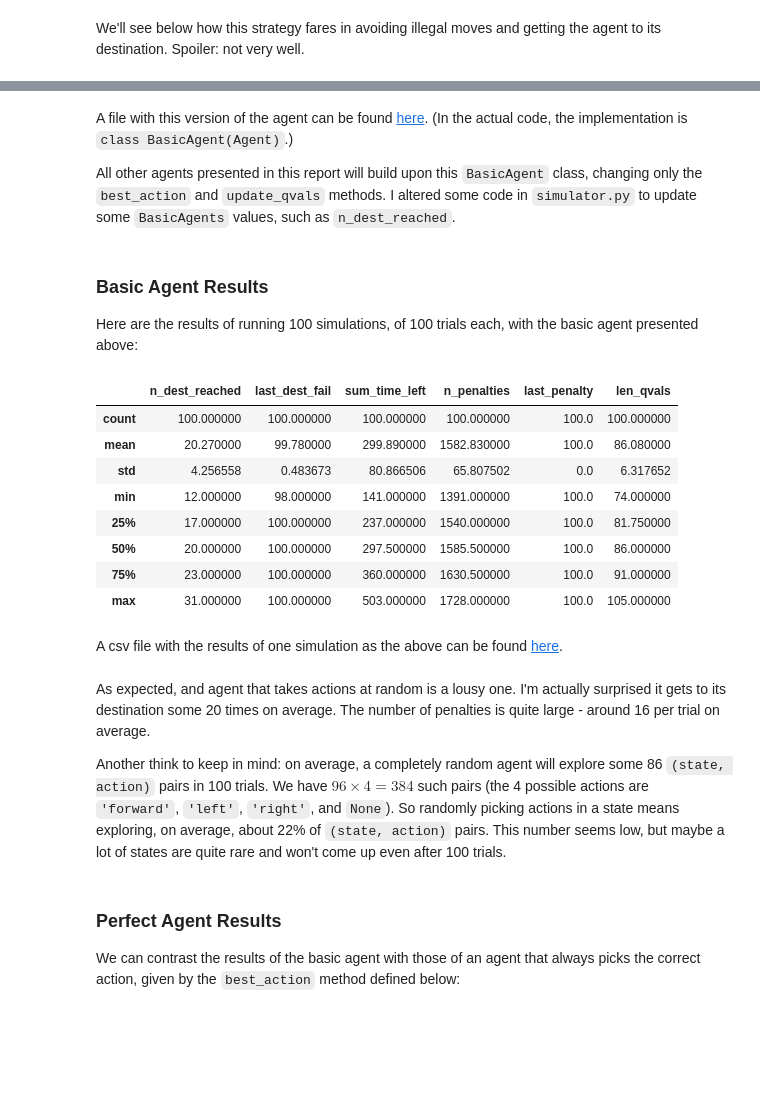
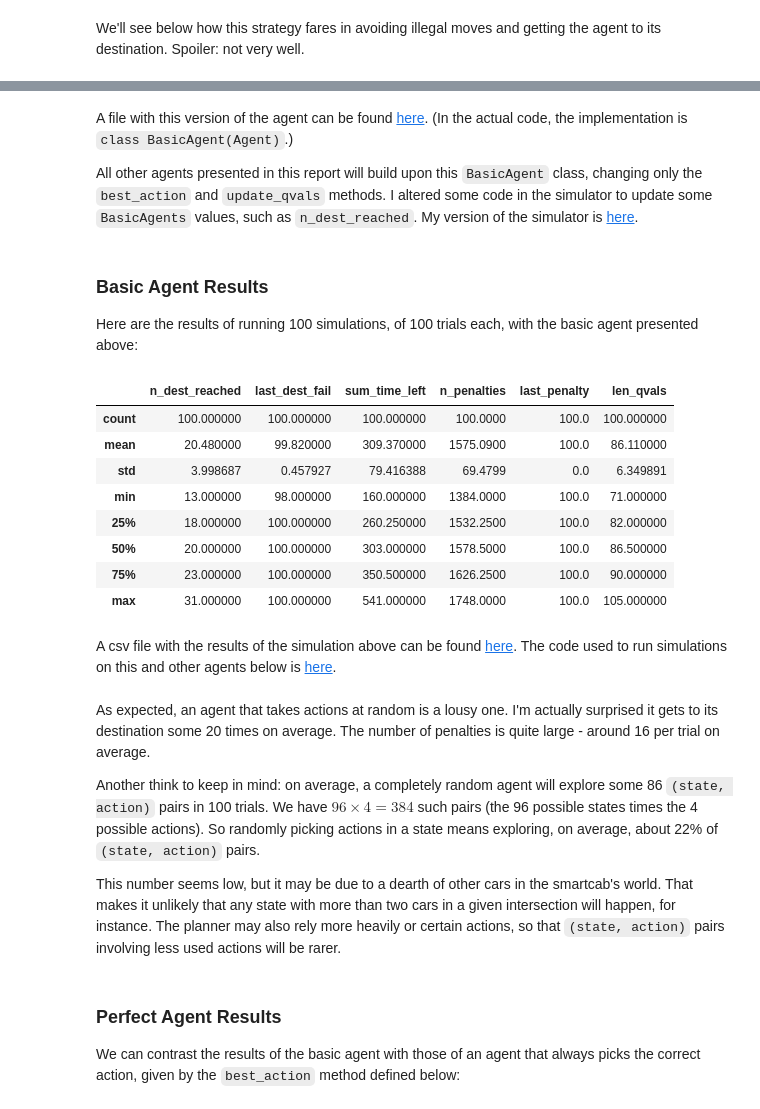
Before and after one commit to lmurtinho/mlend_ps4_smartcab, a Jupyter notebook: project_report.ipynb, the cells around one changed output, grey strips where cells are left out. Drawn from its saved outputs; the diff is of its cells as text; code cells hidden in the pictures; blank space fills up the shorter version.

```diff
--- a/project_report.ipynb
+++ b/project_report.ipynb
@@ -80,6 +103,6 @@ Putting together the update function, the state to implement and the variables o
 # %%
 class BasicAgent():
-    """An agent that learns to drive in the smartcab world."""
+    """A basic agent upon which to build learning agents."""
 
     def __init__(self, env):
         super(BasicAgent, self).__init__(env)  # sets self.env = env, state = None, next_waypoint = None, and a default color
@@ -105,7 +128,8 @@ class BasicAgent():
 
     def update_qvals(self, state, action, reward):
         """
-        Does nothing (in other agents will use reward to update
+        Keeps track of visited (state, action) pairs.
+        (in other agents will use reward to update
         the mapping from (state, action) pairs to q-values)
         """
         self.qvals[(state, action)] = 0
@@ -136,7 +160,7 @@ class BasicAgent():
 # %% [markdown]
 A file with this version of the agent can be found [here](https://github.com/lmurtinho/machine-learning/blob/my_projects/projects/smartcab/smartcab/basic_agent.py). (In the actual code, the implementation is `class BasicAgent(Agent)`.)
 
-All other agents presented in this report will build upon this `BasicAgent` class, changing only the `best_action` and `update_qvals` methods. I altered some code in `simulator.py` to update some `BasicAgents` values, such as `n_dest_reached`.
+All other agents presented in this report will build upon this `BasicAgent` class, changing only the `best_action` and `update_qvals` methods. I altered some code in the simulator to update some `BasicAgents` values, such as `n_dest_reached`. My version of the simulator is [here](https://github.com/lmurtinho/machine-learning/blob/my_projects/projects/smartcab/smartcab/simulator.py).
 # %% [markdown]
 ### Basic Agent Results
 
@@ -144,25 +168,28 @@ Here are the results of running 100 simulations, of 100 trials each, with the ba
 # %%
 from smartcab.run import run_sims
 from smartcab.basic_agent import BasicAgent
 
 df_basic = run_sims(100, 100, BasicAgent)
+df_basic.to_csv('basic_agent_results.csv')
 df_basic.describe()
 # %% [output]
 |  | n_dest_reached | last_dest_fail | sum_time_left | n_penalties | last_penalty | len_qvals |
-| count | 100.000000 | 100.000000 | 100.000000 | 100.000000 | 100.0 | 100.000000 |
-| mean | 20.270000 | 99.780000 | 299.890000 | 1582.830000 | 100.0 | 86.080000 |
-| std | 4.256558 | 0.483673 | 80.866506 | 65.807502 | 0.0 | 6.317652 |
-| min | 12.000000 | 98.000000 | 141.000000 | 1391.000000 | 100.0 | 74.000000 |
-| 25% | 17.000000 | 100.000000 | 237.000000 | 1540.000000 | 100.0 | 81.750000 |
-| 50% | 20.000000 | 100.000000 | 297.500000 | 1585.500000 | 100.0 | 86.000000 |
-| 75% | 23.000000 | 100.000000 | 360.000000 | 1630.500000 | 100.0 | 91.000000 |
-| max | 31.000000 | 100.000000 | 503.000000 | 1728.000000 | 100.0 | 105.000000 |
+| count | 100.000000 | 100.000000 | 100.000000 | 100.0000 | 100.0 | 100.000000 |
+| mean | 20.480000 | 99.820000 | 309.370000 | 1575.0900 | 100.0 | 86.110000 |
+| std | 3.998687 | 0.457927 | 79.416388 | 69.4799 | 0.0 | 6.349891 |
+| min | 13.000000 | 98.000000 | 160.000000 | 1384.0000 | 100.0 | 71.000000 |
+| 25% | 18.000000 | 100.000000 | 260.250000 | 1532.2500 | 100.0 | 82.000000 |
+| 50% | 20.000000 | 100.000000 | 303.000000 | 1578.5000 | 100.0 | 86.500000 |
+| 75% | 23.000000 | 100.000000 | 350.500000 | 1626.2500 | 100.0 | 90.000000 |
+| max | 31.000000 | 100.000000 | 541.000000 | 1748.0000 | 100.0 | 105.000000 |
 # %% [markdown]
-A csv file with the results of one simulation as the above can be found [here](https://github.com/lmurtinho/machine-learning/blob/my_projects/projects/smartcab/basic_agent_results.csv).
+A csv file with the results of the simulation above can be found [here](https://github.com/lmurtinho/machine-learning/blob/my_projects/projects/smartcab/basic_agent_results.csv). The code used to run simulations on this and other agents below is [here](https://github.com/lmurtinho/machine-learning/blob/my_projects/projects/smartcab/smartcab/run.py).
 # %% [markdown]
-As expected, and agent that takes actions at random is a lousy one. I'm actually surprised it gets to its destination some 20 times on average. The number of penalties is quite large - around 16 per trial on average.
+As expected, an agent that takes actions at random is a lousy one. I'm actually surprised it gets to its destination some 20 times on average. The number of penalties is quite large - around 16 per trial on average.
 
-Another think to keep in mind: on average, a completely random agent will explore some 86 `(state, action)` pairs in 100 trials. We have $96\times4=384$ such pairs (the 4 possible actions are `'forward'`, `'left'`, `'right'`, and `None`). So randomly picking actions in a state means exploring, on average, about 22% of `(state, action)` pairs. This number seems low, but maybe a lot of states are quite rare and won't come up even after 100 trials.
+Another think to keep in mind: on average, a completely random agent will explore some 86 `(state, action)` pairs in 100 trials. We have $96\times4=384$ such pairs (the 96 possible states times the 4 possible actions). So randomly picking actions in a state means exploring, on average, about 22% of `(state, action)` pairs.
+
+This number seems low, but it may be due to a dearth of other cars in the smartcab's world. That makes it unlikely that any state with more than two cars in a given intersection will happen, for instance. The planner may also rely more heavily or certain actions, so that `(state, action)` pairs involving less used actions will be rarer.
 # %% [markdown]
 ### Perfect Agent Results
 
```
Also changed, not shown: parts of 33 cells of this notebook, 38 other files.
